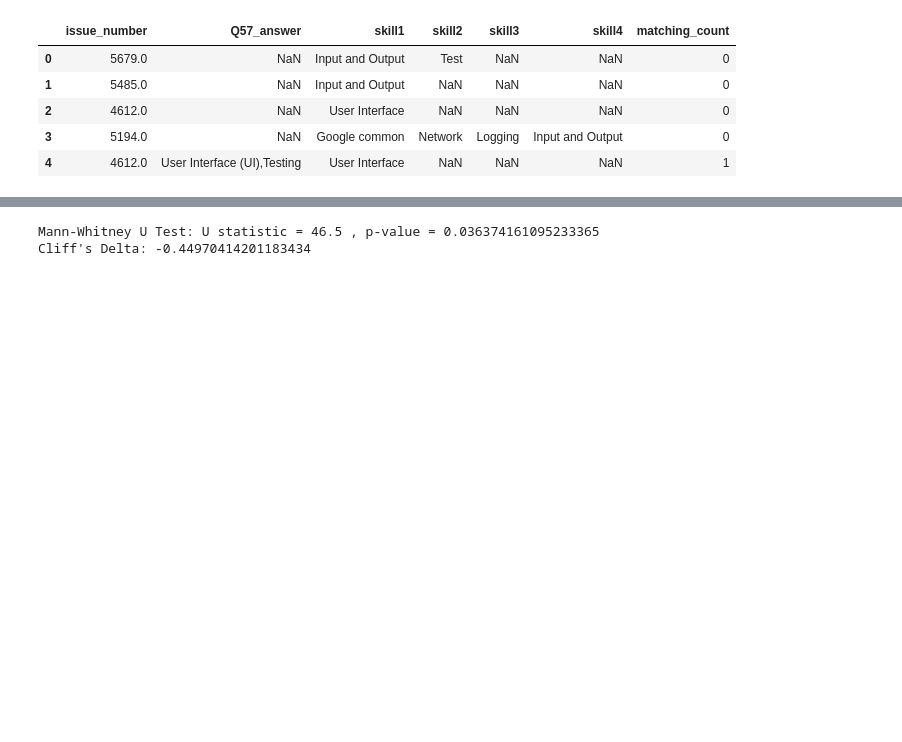
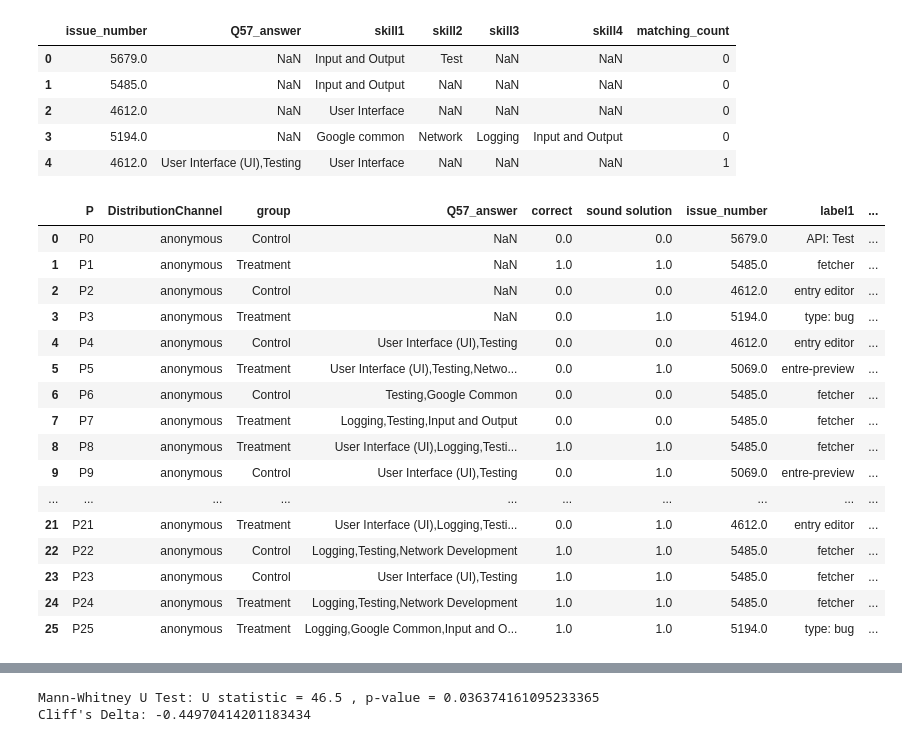
Before and after one commit to fabiojavamarcos/MilestonesFSE, a Jupyter notebook: notebooks_data_rq1rq2/q57_compare_skills_by_group_final_v5.ipynb, the cells around one changed output, grey strips where cells are left out. Cells and saved outputs as stored; diff of their text form; code cells hidden in the pictures; blank space fills up the shorter version.

```diff
--- a/notebooks_data_rq1rq2/q57_compare_skills_by_group_final_v5.ipynb
+++ b/notebooks_data_rq1rq2/q57_compare_skills_by_group_final_v5.ipynb
@@ -62,3 +85,23 @@ df_merged[['issue_number', 'Q57_answer', 'skill1', 'skill2', 'skill3', 'skill4',
 | 2 | 4612.0 | NaN | User Interface | NaN | NaN | NaN | 0 |
 | 3 | 5194.0 | NaN | Google common | Network | Logging | Input and Output | 0 |
 | 4 | 4612.0 | User Interface (UI),Testing | User Interface | NaN | NaN | NaN | 1 |
+# %%
+df_merged
+# %% [output]
+|  | P | DistributionChannel | group | Q57_answer | correct | sound solution | issue_number | label1 | ... |
+| 0 | P0 | anonymous | Control | NaN | 0.0 | 0.0 | 5679.0 | API: Test | ... |
+| 1 | P1 | anonymous | Treatment | NaN | 1.0 | 1.0 | 5485.0 | fetcher | ... |
+| 2 | P2 | anonymous | Control | NaN | 0.0 | 0.0 | 4612.0 | entry editor | ... |
+| 3 | P3 | anonymous | Treatment | NaN | 0.0 | 1.0 | 5194.0 | type: bug | ... |
+| 4 | P4 | anonymous | Control | User Interface (UI),Testing | 0.0 | 0.0 | 4612.0 | entry editor | ... |
+| 5 | P5 | anonymous | Treatment | User Interface (UI),Testing,Netwo... | 0.0 | 1.0 | 5069.0 | entre-preview | ... |
+| 6 | P6 | anonymous | Control | Testing,Google Common | 0.0 | 0.0 | 5485.0 | fetcher | ... |
+| 7 | P7 | anonymous | Treatment | Logging,Testing,Input and Output | 0.0 | 0.0 | 5485.0 | fetcher | ... |
+| 8 | P8 | anonymous | Treatment | User Interface (UI),Logging,Testi... | 1.0 | 1.0 | 5485.0 | fetcher | ... |
+| 9 | P9 | anonymous | Control | User Interface (UI),Testing | 0.0 | 1.0 | 5069.0 | entre-preview | ... |
+| ... | ... | ... | ... | ... | ... | ... | ... | ... | ... |
+| 21 | P21 | anonymous | Treatment | User Interface (UI),Logging,Testi... | 0.0 | 1.0 | 4612.0 | entry editor | ... |
+| 22 | P22 | anonymous | Control | Logging,Testing,Network Development | 1.0 | 1.0 | 5485.0 | fetcher | ... |
+| 23 | P23 | anonymous | Control | User Interface (UI),Testing | 1.0 | 1.0 | 5485.0 | fetcher | ... |
+| 24 | P24 | anonymous | Treatment | Logging,Testing,Network Development | 1.0 | 1.0 | 5485.0 | fetcher | ... |
+| 25 | P25 | anonymous | Treatment | Logging,Google Common,Input and O... | 1.0 | 1.0 | 5194.0 | type: bug | ... |
```
Also changed, not shown: parts of 7 cells of this notebook.
